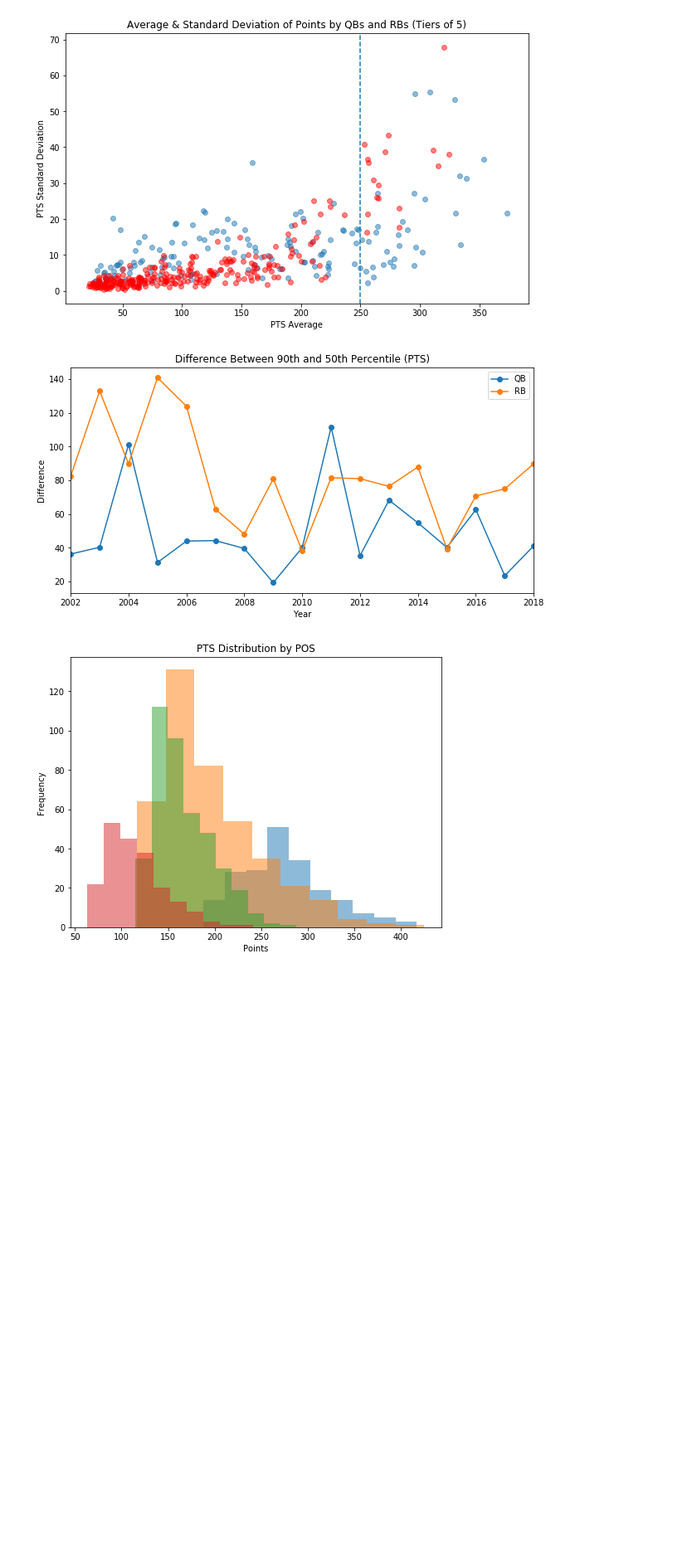
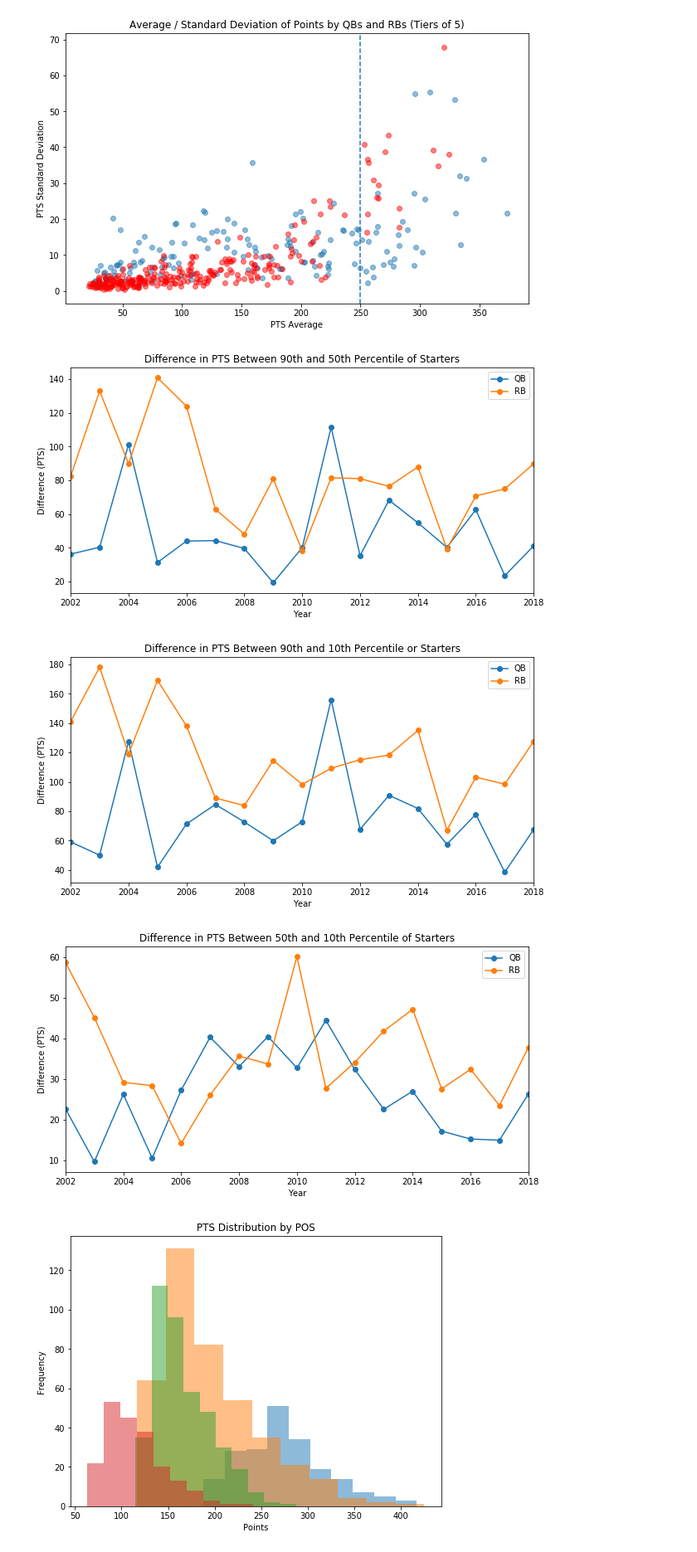
Before and after one commit to jlwalsh13/Capstone_1, a Jupyter notebook: fantasy_project.ipynb, the cells around one changed output. Shown at 83% size. Drawn from its saved outputs; the diff is of its cells as text; code cells hidden in the pictures; blank space fills up the shorter version.

```diff
--- a/fantasy_project.ipynb
+++ b/fantasy_project.ipynb
@@ -103,18 +108,18 @@ plt.show()
 # %% [output]
 [figure]
 # %%
-grouping = []
+starter = []
 position = ['QB', 'RB', 'WR', 'TE']
 
 for year in range(2002, 2019):
     df = ALL[ALL.YEAR == year]
     for pos in position:
         if pos == 'QB' or pos == 'TE':
-            grouping.append(df[df.POS == pos][:12])
+            starter.append(df[df.POS == pos][:12])
         else:
-            grouping.append(df[df.POS == pos][:24])
+            starter.append(df[df.POS == pos][:24])
 
-TOP = pd.concat(grouping)
+TOP = pd.concat(starter)
 TOP = TOP.reset_index(drop=True)
 # %%
 df18 = TOP[TOP.YEAR == 2018]
@@ -237,7 +241,7 @@ plt.show()
 [figure]
 # %%
 percentiles = [90, 50, 10]
-top_list = []
+top_perc = []
 
 for year in range(2002, 2019):
     df1 = TOP[TOP.YEAR == year]
@@ -257,33 +261,58 @@ for year in range(2002, 2019):
             'TE': te_percentiles}
     df2 = pd.DataFrame(data)
     df2['YEAR'] = year
-    top_list.append(df2)
+    top_perc.append(df2)
 
-pts_percentiles = pd.concat(top_list)
+pts_percentiles = pd.concat(top_perc)
 # %%
 QB_diff = []
 RB_diff = []
-WR_diff = []
-TE_diff = []
+QB_diff2 = []
+RB_diff2 = []
+QB_diff3 = []
+RB_diff3 = []
 
 for year in range(2002, 2019):
     df = pts_percentiles[pts_percentiles.YEAR == year]
     QB_diff.append(df.QB.loc[0] - df.QB.loc[1])
     RB_diff.append(df.RB.loc[0] - df.RB.loc[1])
-    WR_diff.append(df.WR.loc[0] - df.WR.loc[1])
-    TE_diff.append(df.TE.loc[0] - df.TE.loc[1])
+    QB_diff2.append(df.QB.loc[0] - df.QB.loc[2])
+    RB_diff2.append(df.RB.loc[0] - df.RB.loc[2])
+    QB_diff3.append(df.QB.loc[1] - df.QB.loc[2])
+    RB_diff3.append(df.RB.loc[1] - df.RB.loc[2])
 
 data = {'QB': QB_diff, 'RB': RB_diff}
 pctl_diff = pd.DataFrame(data)
 pctl_diff.index = range(2002, 2019)
 
+data2 = {'QB': QB_diff2, 'RB': RB_diff2}
+pctl_diff2 = pd.DataFrame(data2)
+pctl_diff2.index = range(2002, 2019)
+
+data3 = {'QB': QB_diff3, 'RB': RB_diff3}
+pctl_diff3 = pd.DataFrame(data3)
+pctl_diff3.index = range(2002, 2019)
+
 pctl_diff.plot(figsize=(10,5), marker='o')
 plt.xlabel('Year')
-plt.ylabel('Difference')
-plt.title('Difference Between 90th and 50th Percentile (PTS)')
+plt.ylabel('Difference (PTS)')
+plt.title('Difference in PTS Between 90th and 50th Percentile of Starters')
+
+pctl_diff2.plot(figsize=(10,5), marker='o')
+plt.xlabel('Year')
+plt.ylabel('Difference (PTS)')
+plt.title('Difference in PTS Between 90th and 10th Percentile or Starters')
 plt.show()
+
+pctl_diff3.plot(figsize=(10,5), marker='o')
+plt.xlabel('Year')
+plt.ylabel('Difference (PTS)')
+plt.title('Difference in PTS Between 50th and 10th Percentile of Starters')
+plt.show()
 # %% [output]
-[figure, old version]
+[figure, new version]
+[figure, added]
+[figure, added]
 # %%
 plt.figure(figsize=(8,6))
 plt.hist(TOP[TOP.POS == 'QB'].PTS, alpha=.5)
```
Also changed, not shown: parts of 8 cells of this notebook.
